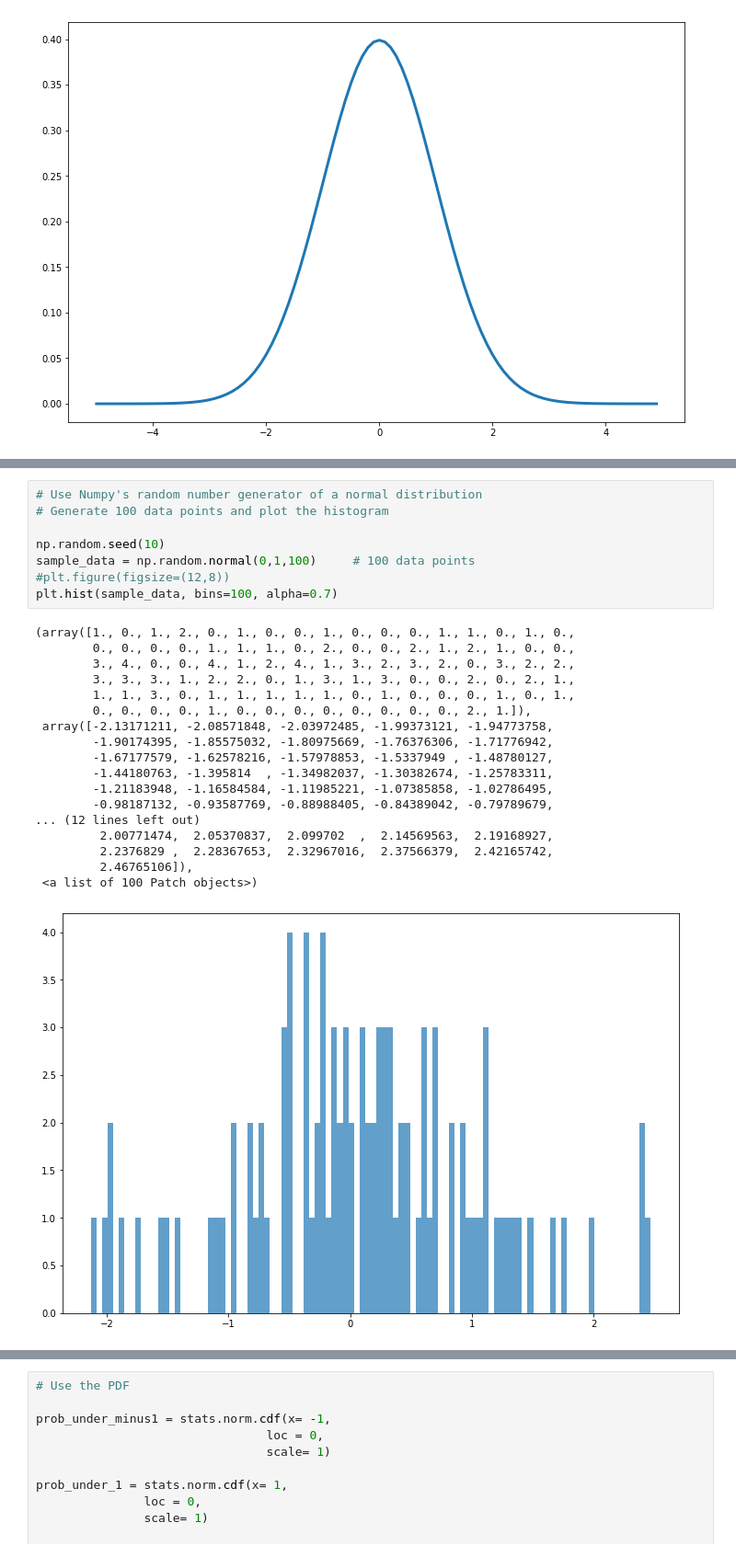
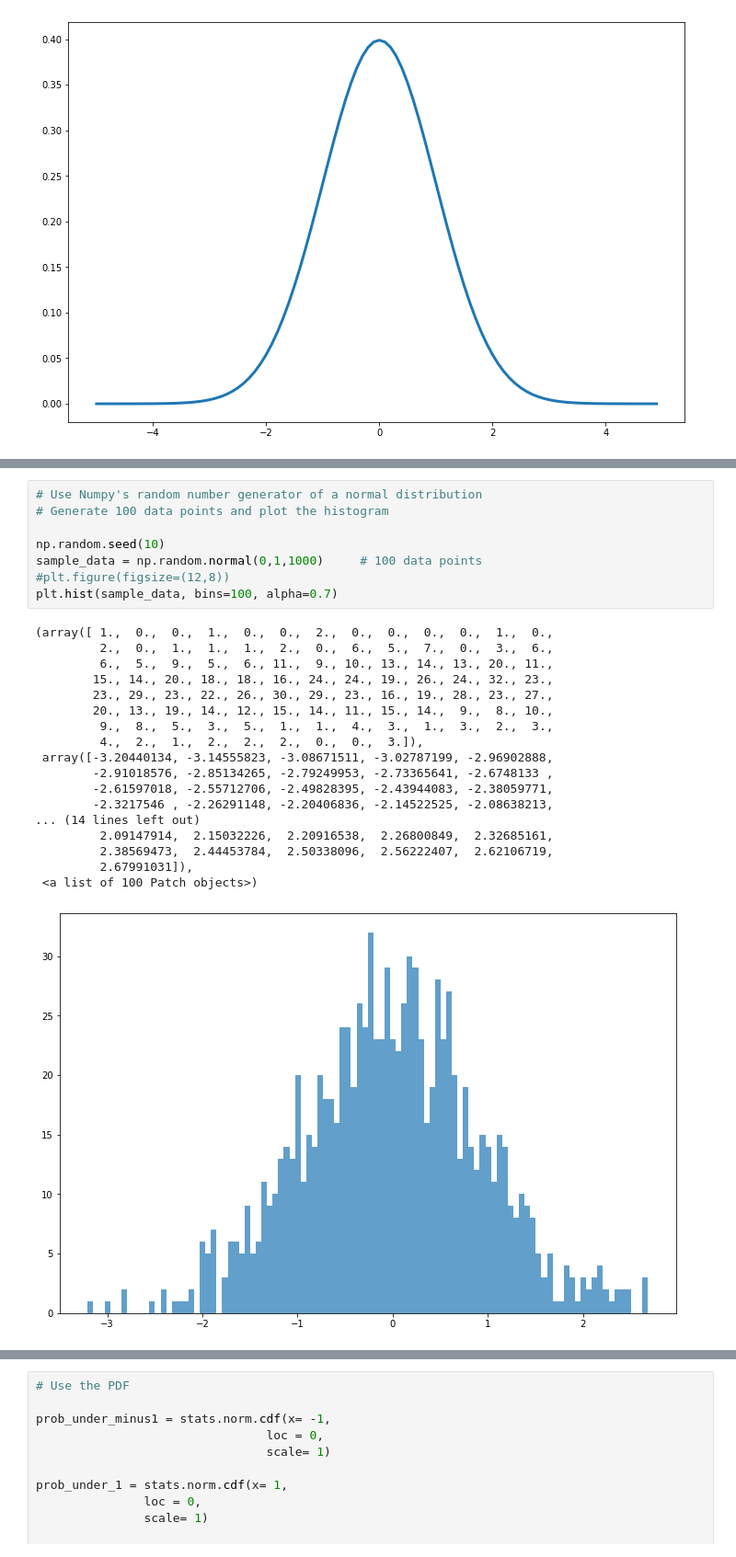
Before and after one commit to wcj365/python-stats-dataviz, a Jupyter notebook: 09_Normal_Distribution.ipynb, the cells around one changed output, grey strips where cells are left out. Shown at 92% size. Cells and saved outputs as stored; diff of their text form.

```diff
--- a/09_Normal_Distribution.ipynb
+++ b/09_Normal_Distribution.ipynb
@@ -97,30 +97,30 @@ sns.lineplot(x,y)
 # %%
 # Use Numpy's random number generator of a normal distribution
 # Generate 100 data points and plot the histogram
 
 np.random.seed(10)
-sample_data = np.random.normal(0,1,100)     # 100 data points
+sample_data = np.random.normal(0,1,1000)     # 100 data points
 #plt.figure(figsize=(12,8))
 plt.hist(sample_data, bins=100, alpha=0.7)
 # %% [output]
-(array([1., 0., 1., 2., 0., 1., 0., 0., 1., 0., 0., 0., 1., 1., 0., 1., 0.,
-        0., 0., 0., 0., 1., 1., 1., 0., 2., 0., 0., 2., 1., 2., 1., 0., 0.,
-        3., 4., 0., 0., 4., 1., 2., 4., 1., 3., 2., 3., 2., 0., 3., 2., 2.,
-        3., 3., 3., 1., 2., 2., 0., 1., 3., 1., 3., 0., 0., 2., 0., 2., 1.,
-        1., 1., 3., 0., 1., 1., 1., 1., 1., 0., 1., 0., 0., 0., 1., 0., 1.,
-        0., 0., 0., 0., 1., 0., 0., 0., 0., 0., 0., 0., 0., 2., 1.]),
- array([-2.13171211, -2.08571848, -2.03972485, -1.99373121, -1.94773758,
-        -1.90174395, -1.85575032, -1.80975669, -1.76376306, -1.71776942,
-        -1.67177579, -1.62578216, -1.57978853, -1.5337949 , -1.48780127,
-        -1.44180763, -1.395814  , -1.34982037, -1.30382674, -1.25783311,
-        -1.21183948, -1.16584584, -1.11985221, -1.07385858, -1.02786495,
-        -0.98187132, -0.93587769, -0.88988405, -0.84389042, -0.79789679,
-... (12 lines left out)
-         2.00771474,  2.05370837,  2.099702  ,  2.14569563,  2.19168927,
-         2.2376829 ,  2.28367653,  2.32967016,  2.37566379,  2.42165742,
-         2.46765106]),
+(array([ 1.,  0.,  0.,  1.,  0.,  0.,  2.,  0.,  0.,  0.,  0.,  1.,  0.,
+         2.,  0.,  1.,  1.,  1.,  2.,  0.,  6.,  5.,  7.,  0.,  3.,  6.,
+         6.,  5.,  9.,  5.,  6., 11.,  9., 10., 13., 14., 13., 20., 11.,
+        15., 14., 20., 18., 18., 16., 24., 24., 19., 26., 24., 32., 23.,
+        23., 29., 23., 22., 26., 30., 29., 23., 16., 19., 28., 23., 27.,
+        20., 13., 19., 14., 12., 15., 14., 11., 15., 14.,  9.,  8., 10.,
+         9.,  8.,  5.,  3.,  5.,  1.,  1.,  4.,  3.,  1.,  3.,  2.,  3.,
+         4.,  2.,  1.,  2.,  2.,  2.,  0.,  0.,  3.]),
+ array([-3.20440134, -3.14555823, -3.08671511, -3.02787199, -2.96902888,
+        -2.91018576, -2.85134265, -2.79249953, -2.73365641, -2.6748133 ,
+        -2.61597018, -2.55712706, -2.49828395, -2.43944083, -2.38059771,
+        -2.3217546 , -2.26291148, -2.20406836, -2.14522525, -2.08638213,
+... (14 lines left out)
+         2.09147914,  2.15032226,  2.20916538,  2.26800849,  2.32685161,
+         2.38569473,  2.44453784,  2.50338096,  2.56222407,  2.62106719,
+         2.67991031]),
  <a list of 100 Patch objects>)
-[figure, old version]
+[figure, new version]
 # %%
 # Use Numpy's random number generator of a normal distribution
 # Generate 10,000 data points and plot the histogram
```
Also changed, not shown: parts of 7 cells of this notebook.
